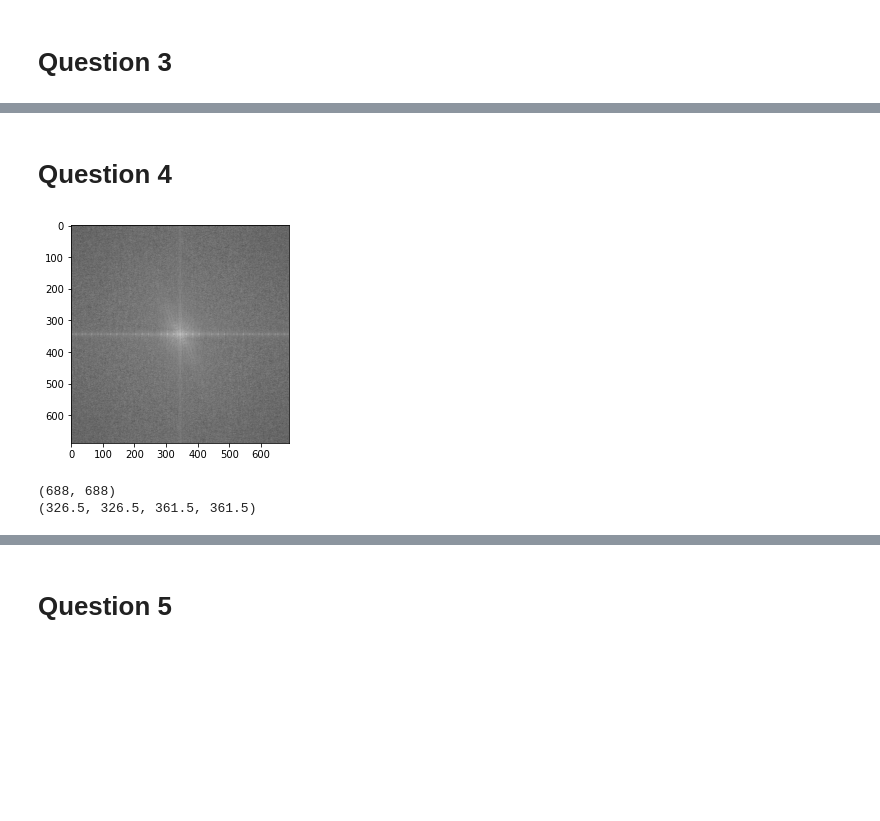
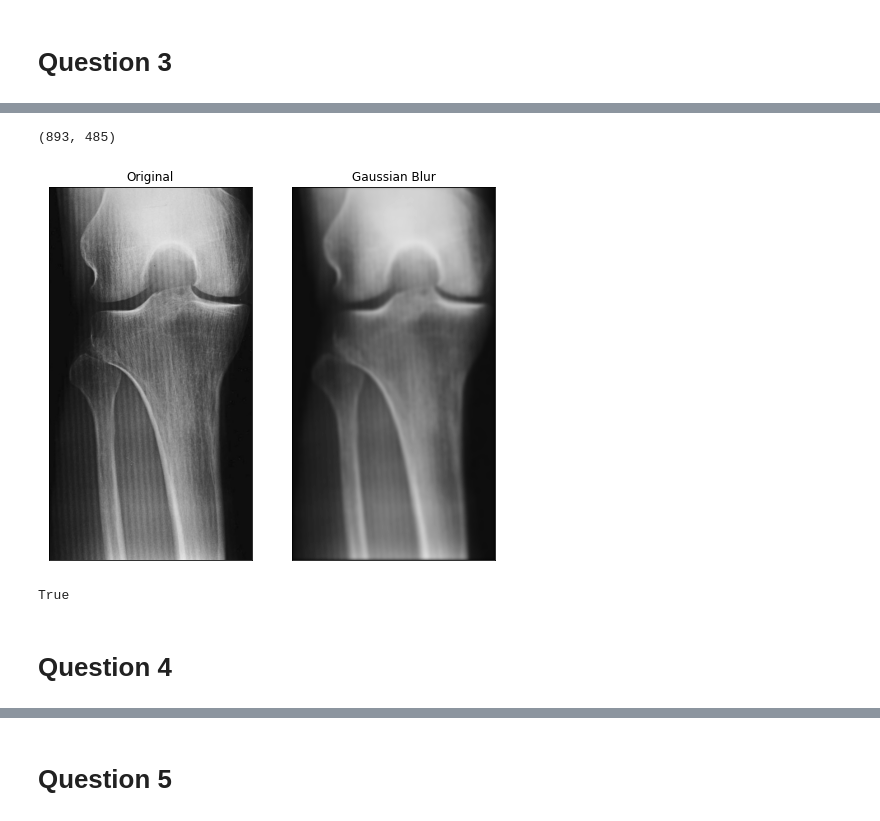
Before and after one commit to soheil647/Computer-Vision, a Jupyter notebook: Frequency_Phace_Filter/HW1.ipynb, the cells around one changed output, grey strips where cells are left out. Cells and saved outputs as stored; diff of their text form; code cells hidden in the pictures; blank space fills up the shorter version.

```diff
--- a/Frequency_Phace_Filter/HW1.ipynb
+++ b/Frequency_Phace_Filter/HW1.ipynb
@@ -365,2 +350,46 @@ True
+# %%
+from scipy import fftpack
+# read image
+img = plt.imread('images/bone.jpg')
+
+# First a 1-D  Gaussian
+t = np.linspace(-10, 10, 35)
+bump = np.exp(-0.1*t**2)
+bump /= np.trapz(bump) # normalize the integral to 1
+
+# make a 2-D kernel out of it
+kernel = bump[:, np.newaxis] * bump[np.newaxis, :]
+
+# Padded fourier transform, with the same shape as the image
+# We use :func:`scipy.signal.fftpack.fft2` to have a 2D FFT
+kernel_ft = fftpack.fft2(kernel, shape=img.shape[:2], axes=(0, 1))
+# convolve
+img_ft = fftpack.fft2(img, axes=(0, 1))
+print(img_ft.shape)
+# the 'newaxis' is to match to color direction
+img2_ft = kernel_ft[:, :] * img_ft
+img2 = fftpack.ifft2(img2_ft, axes=(0, 1)).real
+
+# clip values to range
+img2 = np.clip(img2, 0, 1)
+
+
+from scipy import signal
+# mode='same' is there to enforce the same output shape as input arrays
+# (ie avoid border effects)
+img3 = signal.fftconvolve(img, kernel[:, :], mode='same')
+
+
+plt.figure(figsize=(8,8))
+plt.subplot(121),plt.imshow(img, cmap='gray', vmin=0, vmax=255),plt.title('Original')
+plt.xticks([]), plt.yticks([])
+plt.subplot(122),plt.imshow(img3, cmap='gray', vmin=0, vmax=255),plt.title('Gaussian Blur')
+plt.xticks([]), plt.yticks([])
+plt.show()
+cv2.imwrite('bone_Gassian.png',img3)
+# %% [output]
+(893, 485)
+[figure, added]
+True
 # %% [markdown]
 # Question 4
@@ -379,29 +395,0 @@ plt.show()
-# %%
-img = cv2.imread('images/char.tif', 0)
-
-dft = cv2.dft(np.float32(img), flags = cv2.DFT_COMPLEX_OUTPUT)
-dft_shift = np.fft.fftshift(dft)
-
-mag, phase = cv2.cartToPolar(dft_shift[:,:,0], dft_shift[:,:,1])
-spec = np.log(mag) / 20
-
-plt.imshow(spec, cmap='gray')
-plt.show()
-
-from PIL import Image, ImageDraw
-image1_np=np.array(img)
-#Create a low pass filter image
-print(image1_np.shape)
-x,y = image1_np.shape[0],image1_np.shape[1]
-
-#size of circle
-e_x,e_y=35,35
-#create a box
-bbox=((x/2)-(e_x/2),(y/2)-(e_y/2),(x/2)+(e_x/2),(y/2)+(e_y/2))
-low_pass=Image.new("L",(image1_np.shape[0],image1_np.shape[1]),color=0)
-draw1=ImageDraw.Draw(low_pass)
-draw1.ellipse(bbox, fill=1)
-# %% [output]
-[figure, removed]
-(688, 688)
-(326.5, 326.5, 361.5, 361.5)
```
Also changed, not shown: parts of 12 cells of this notebook, 4 other files.
